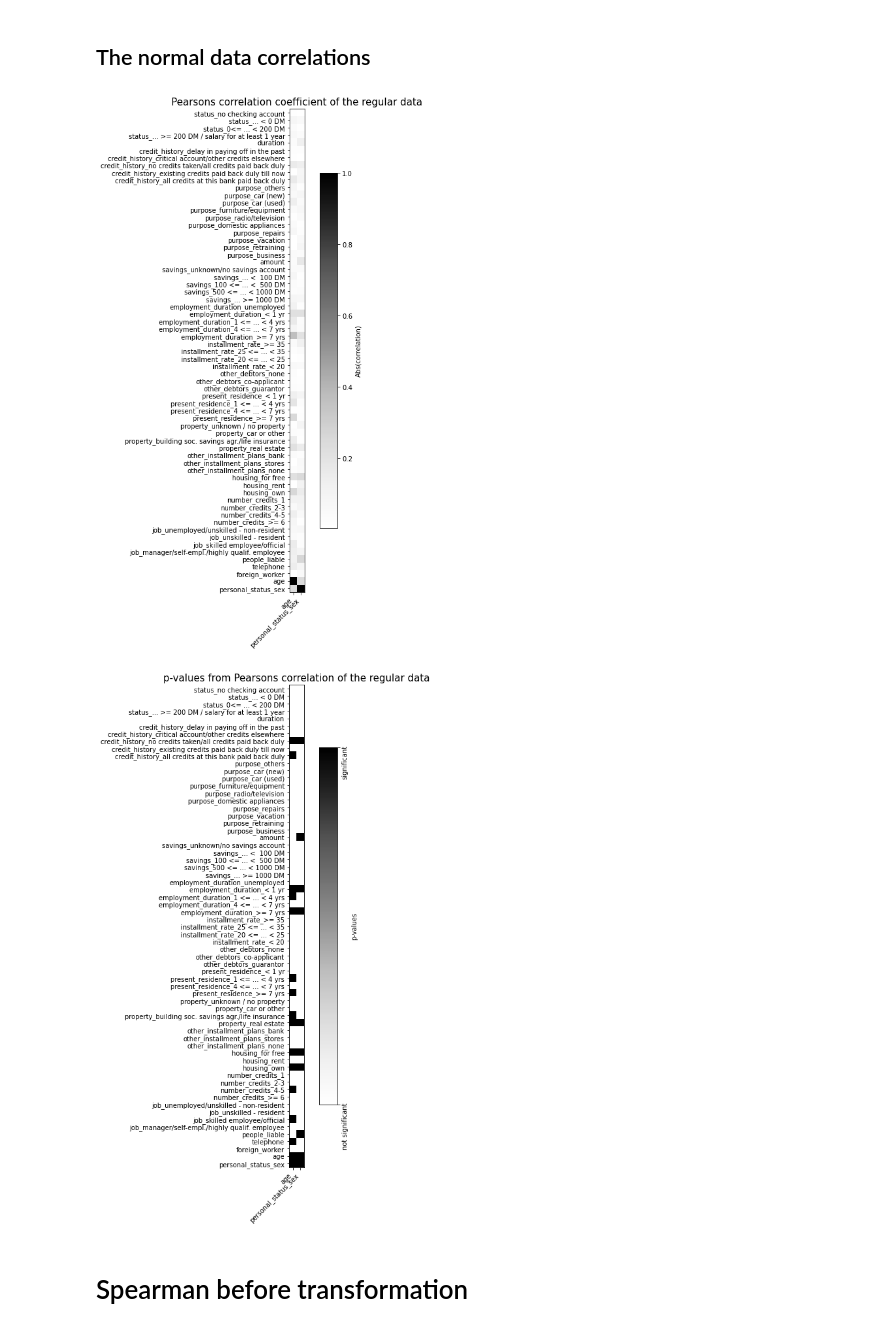
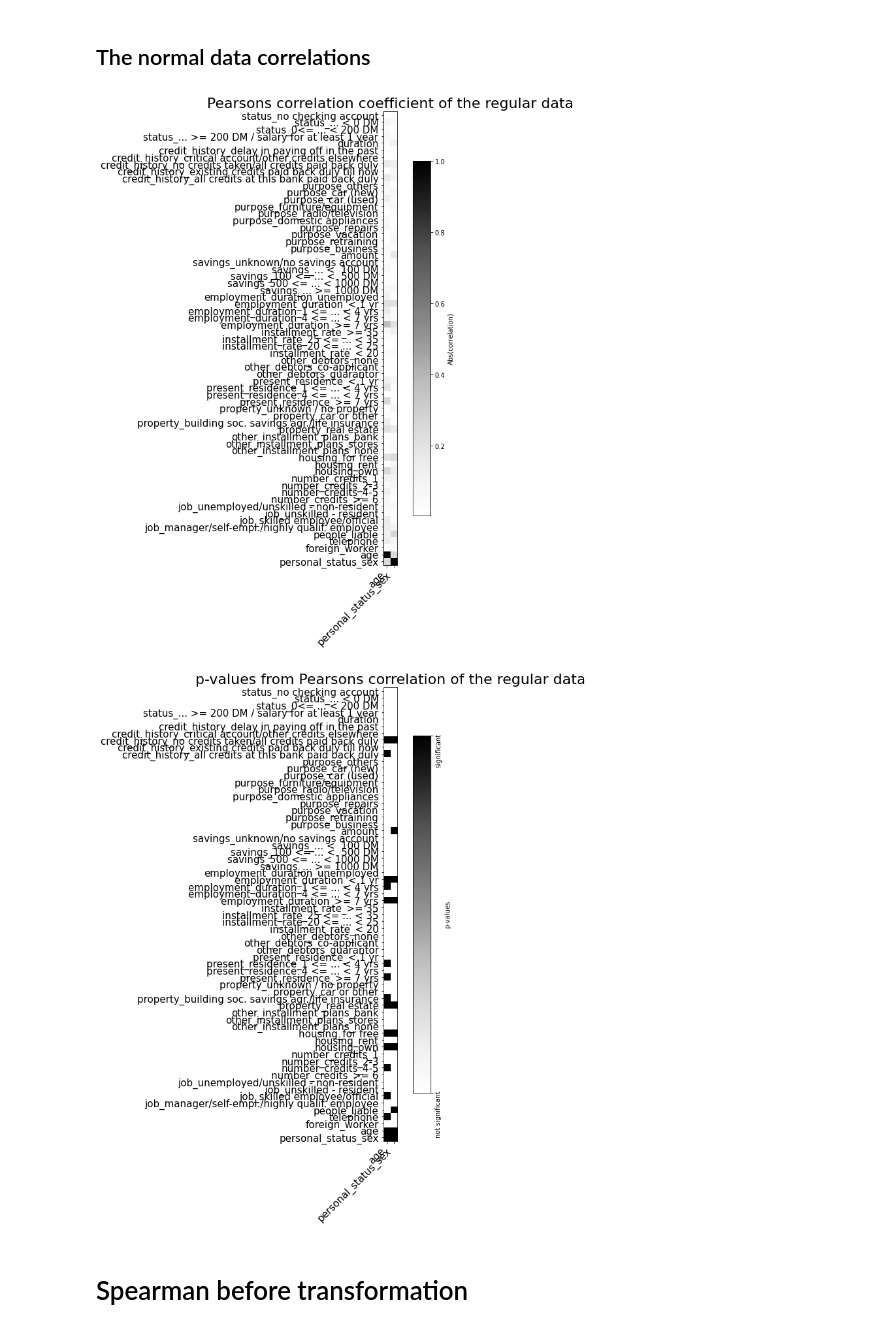
Before and after one commit to ViktorTorp/debiasing_credit_card_data, a Jupyter notebook: 00_debiasing_credit_card_data.ipynb, the cells around one changed output. Cells and saved outputs as stored; diff of their text form; code cells hidden in the pictures.

```diff
--- a/00_debiasing_credit_card_data.ipynb
+++ b/00_debiasing_credit_card_data.ipynb
@@ -9,7 +9,7 @@ from sklearn.metrics import accuracy_score
 from sklearn.model_selection import train_test_split
 from sklearn import preprocessing
 plt.rcParams["figure.figsize"] = (10,7)
-plt.rcParams['axes.titlesize'] = 15
+plt.rcParams['axes.titlesize'] = 22
 # %% [markdown]
 Using the preprocessed South German Credit Card data use the techniques presented in *A Geometric Solution to Fair Representation* to create a fairer version of the dataset. For this assignment you will work with 2 protected attributes: gender and age (in the dataset they are called personal_status_sex and age). personal_status_sex = 0 means the person is male, while personal_status_sex = 1 means the person is female. age is given in years.
 # %%
@@ -511,17 +517,17 @@ for feature_i in range(len(features)):
 # %%
 plt.figure(figsize=(9,12))
 plt.imshow(abs(corr_dat[:,-2:]),cmap=plt.cm.Greys,zorder=2)
-plt.xticks(range(2),features[-2:],fontsize=10,rotation=45,ha='right')
-plt.yticks(range(len(features)),features,fontsize=10,rotation=0,ha='right')
+plt.xticks(range(2),features[-2:],fontsize=15,rotation=45,ha='right')
+plt.yticks(range(len(features)),features,fontsize=15,rotation=0,ha='right')
 cbar = plt.colorbar(fraction=0.046, pad=0.04)
 cbar.set_label('Abs(correlation)')
 #plt.tight_layout()
 plt.title("Pearsons correlation coefficient of the regular data")
 plt.tight_layout()
-
+plt.savefig("figs/correlation_pearson_before.png")
 plt.show()
 # %% [output]
-[figure, old version]
+[figure, new version]
 # %%
 corrected_p_value = 0.05 / (len(features)**2/2)
 # createa a binary p-value-matrix
@@ -532,17 +538,19 @@ corrected_p_matrix[p_values >= corrected_p_value] = 0
 plt.figure(figsize=(9,12))
 #plt.imshow(p_values,cmap=plt.cm.greys)
 plt.imshow(corrected_p_matrix[:,-2:],cmap=plt.cm.Greys,zorder=2)
-plt.xticks(range(2),features[-2:],fontsize=10,rotation=45,ha='right')
-plt.yticks(range(len(features)),features,fontsize=10,rotation=0,ha='right')
+plt.xticks(range(2),features[-2:],fontsize=15,rotation=45,ha='right')
+plt.yticks(range(len(features)),features,fontsize=15,rotation=0,ha='right')
 cbar = plt.colorbar(ticks=[0, 1],fraction=0.046, pad=0.04)
 cbar.ax.set_yticklabels(['not significant','significant'],rotation=90)
 cbar.set_label('p-values')
 plt.title("p-values from Pearsons correlation of the regular data")
 
 plt.tight_layout()
+plt.savefig("figs/correlation_pearson_before_pvals.png")
+
 plt.show()
 # %% [output]
-[figure, old version]
+[figure, new version]
 # %% [markdown]
 # Spearman before transformation
 # %%
```
Also changed, not shown: parts of 15 cells of this notebook, 11 other files.
